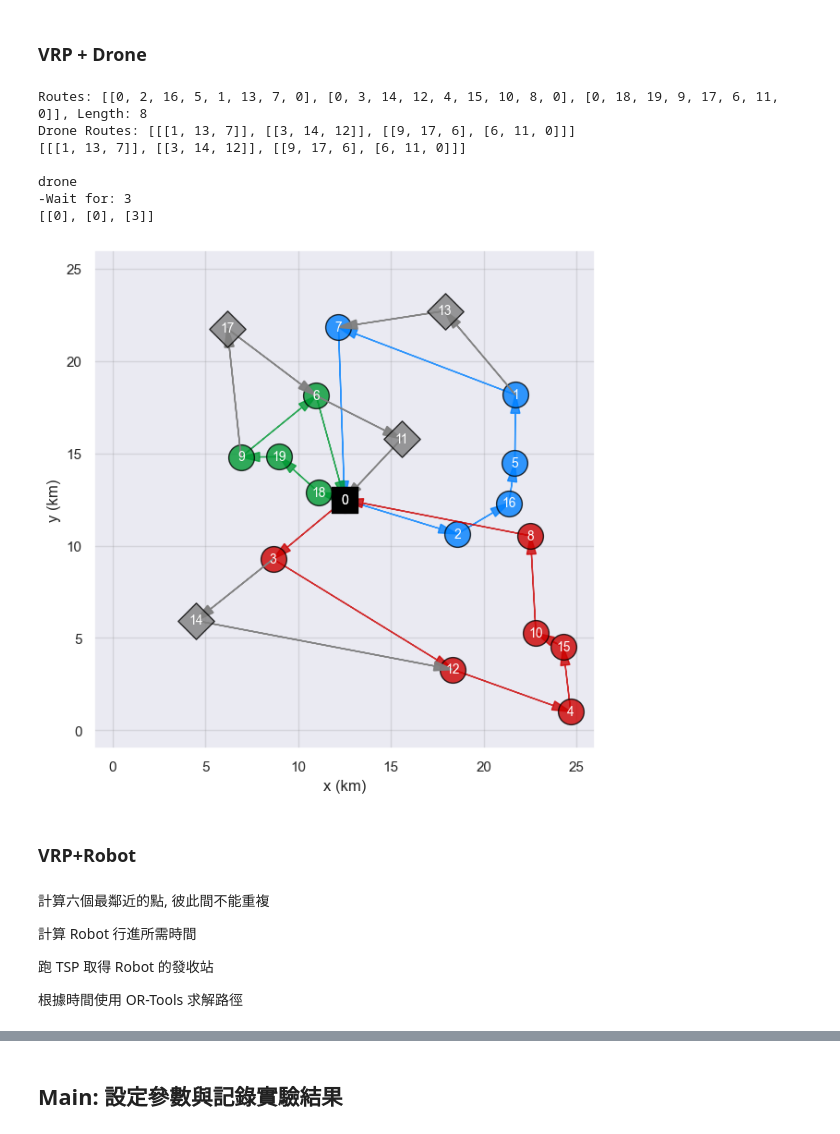
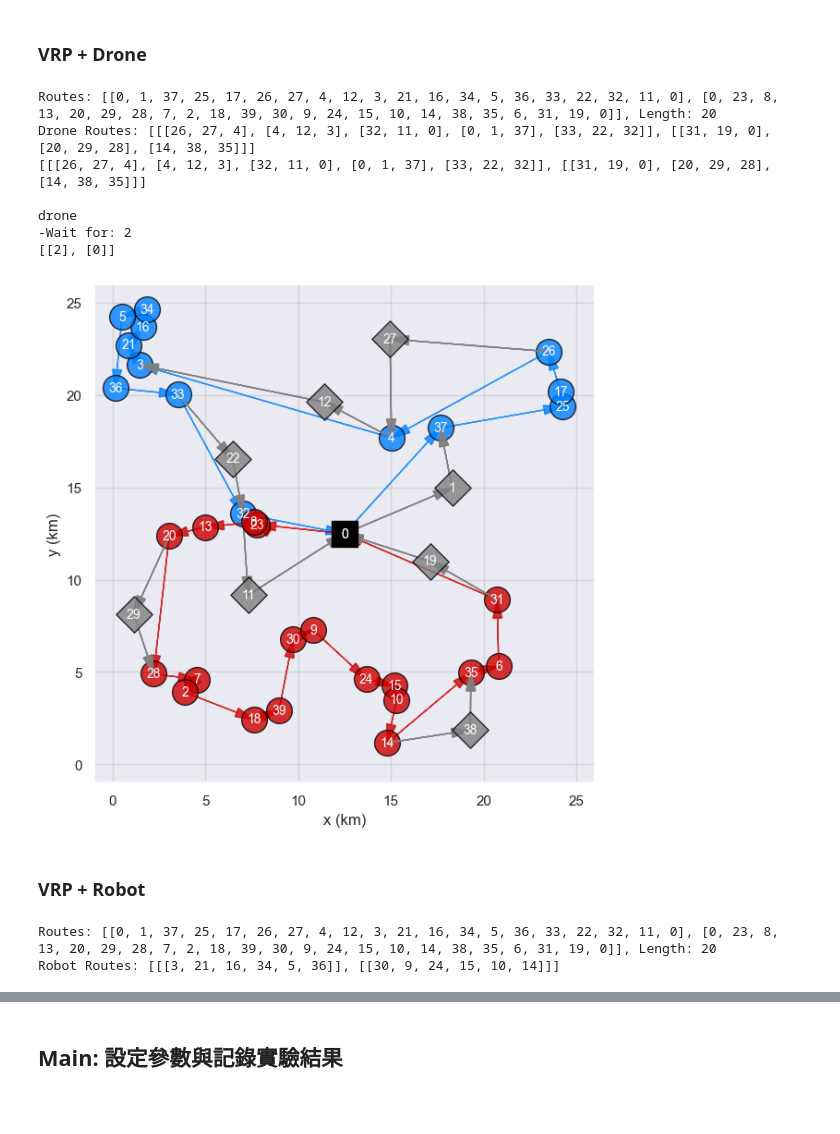
Before and after one commit to jy09567824/vehicle-routing-problem, a Jupyter notebook: RDVRP_ORTools.ipynb, the cells around one changed output, grey strips where cells are left out. Drawn from its saved outputs; the diff is of its cells as text; code cells hidden in the pictures; blank space fills up the shorter version.

Commit message:
Finish VRP Robot

```diff
--- a/RDVRP_ORTools.ipynb
+++ b/RDVRP_ORTools.ipynb
@@ -461,7 +666,7 @@ def plot_map(routes, drone_routes=[], robot_routes=[], **controls):
                         if index != (len(route) - 1):
                             draw_line(route)
                         if 0 < index < (len(route) - 1):
-                            draw_node(node)
+                            draw_node(node, color=robot_color, marker='H')
         # Draw un-passed nodes
         unpassed_nodes = [i for i in range(data["num_nodes"]) if i not in passed_nodes]
         if len(unpassed_nodes) > 0:
@@ -506,7 +711,7 @@ def plot_cluster(labels):
 ## VRP 解題方法說明
 # %%
 # Set data & control parameter
-controls = dict(map_size=(25, 25), num_nodes=20, num_vehicle=3)
+controls = dict(map_size=(25, 25), num_nodes=40, num_vehicle=2)
 data = create_data_model(**controls)
 
 plot_map(routes=[], **controls)
@@ -570,36 +775,28 @@ def select_drone_nodes(data, routes):
     print('Drone Routes:', drone_routes)
     return drone_routes
 # %%
-# 解 VRP -> 分開挑 Drone 點 -> 分開解 VRPTW
+# 解 VRP -> 分開挑 Drone 點 -> 連接路線
 data = create_data_model(**controls)
 routes = solve_routing_problem(data)
 drone_routes = select_drone_nodes(data, routes)
 print(drone_routes)
 # 調整車輛路線
 for index, group in enumerate(drone_routes):
     for r in group:
         routes[index].remove(r[1])
 
 drone_waiting = get_waiting_time(data, routes, drone_routes, 'drone')
 print(drone_waiting)
 
-plot_map(routes=routes,drone_routes=drone_routes, **controls)
+plot_map(routes=routes,drone_routes=drone_routes, robot_routes=[], **controls)
 # %% [output]
-Routes: [[0, 2, 16, 5, 1, 13, 7, 0], [0, 3, 14, 12, 4, 15, 10, 8, 0], [0, 18, 19, 9, 17, 6, 11, 0]], Length: 8
-Drone Routes: [[[1, 13, 7]], [[3, 14, 12]], [[9, 17, 6], [6, 11, 0]]]
-[[[1, 13, 7]], [[3, 14, 12]], [[9, 17, 6], [6, 11, 0]]]
+Routes: [[0, 1, 37, 25, 17, 26, 27, 4, 12, 3, 21, 16, 34, 5, 36, 33, 22, 32, 11, 0], [0, 23, 8, 13, 20, 29, 28, 7, 2, 18, 39, 30, 9, 24, 15, 10, 14, 38, 35, 6, 31, 19, 0]], Length: 20
+Drone Routes: [[[26, 27, 4], [4, 12, 3], [32, 11, 0], [0, 1, 37], [33, 22, 32]], [[31, 19, 0], [20, 29, 28], [14, 38, 35]]]
+[[[26, 27, 4], [4, 12, 3], [32, 11, 0], [0, 1, 37], [33, 22, 32]], [[31, 19, 0], [20, 29, 28], [14, 38, 35]]]
 
 drone
--Wait for: 3
-[[0], [0], [3]]
+-Wait for: 2
+[[2], [0]]
-[figure, old version]
+[figure, new version]
 # %% [markdown]
-### VRP+Robot
+### VRP + Robot
-# %% [markdown]
-計算六個最鄰近的點, 彼此間不能重複
-
-計算 Robot 行進所需時間
-
-跑 TSP 取得 Robot 的發收站
-
-根據時間使用 OR-Tools 求解路徑
@@ -605,0 +842,11 @@ drone
+# %%
+data = create_data_model(**controls)
+routes = solve_routing_problem(data)
+robot_routes = select_robot_nodes(data, routes)
+# 調整車輛路線
+for index, route in enumerate(routes):
+    exclude_nodes = [item for sublist in robot_routes[index] for item in sublist if 0 < sublist.index(item) < len(sublist) - 1]
+    routes[index] = [i for i in route if i not in exclude_nodes]
+# %% [output]
+Routes: [[0, 1, 37, 25, 17, 26, 27, 4, 12, 3, 21, 16, 34, 5, 36, 33, 22, 32, 11, 0], [0, 23, 8, 13, 20, 29, 28, 7, 2, 18, 39, 30, 9, 24, 15, 10, 14, 38, 35, 6, 31, 19, 0]], Length: 20
+Robot Routes: [[[3, 21, 16, 34, 5, 36]], [[30, 9, 24, 15, 10, 14]]]
```
Also changed, not shown: parts of 20 cells of this notebook, 1 other file.
